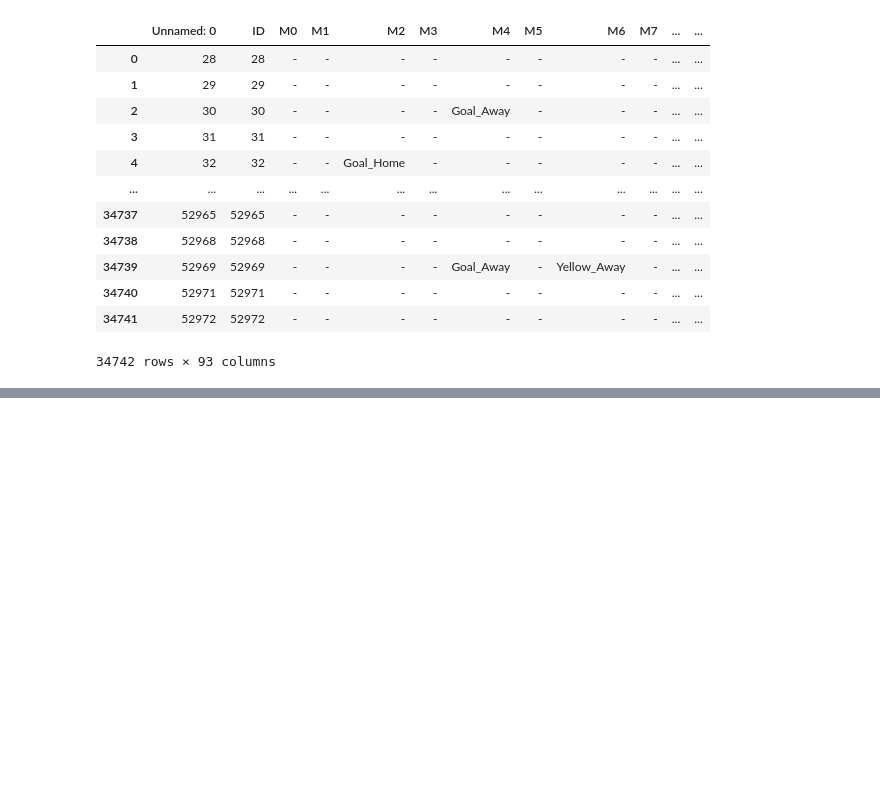
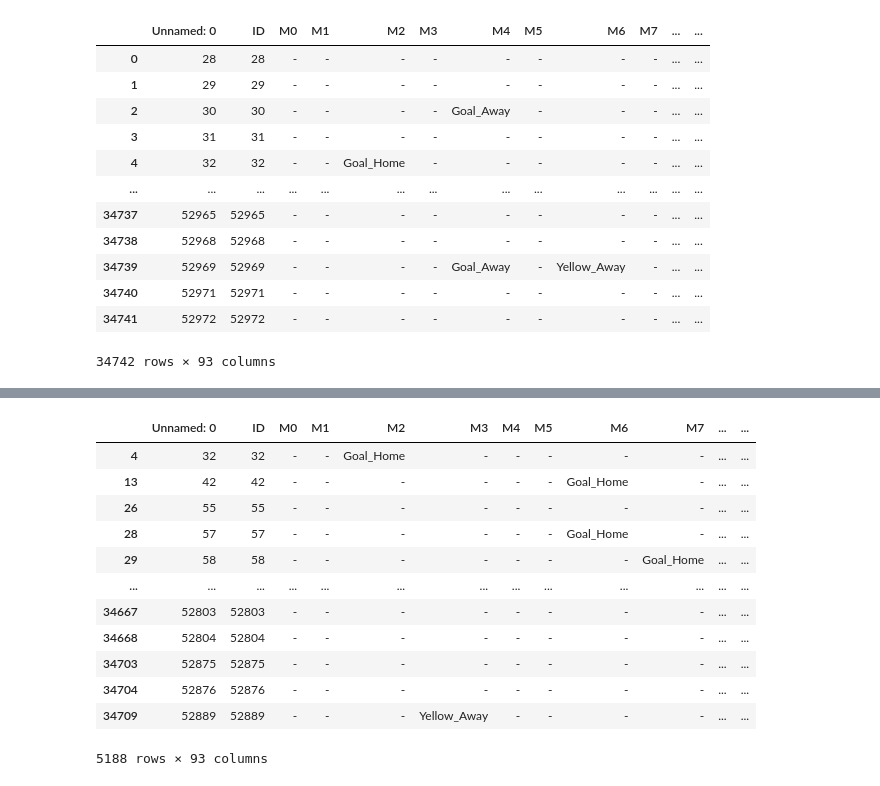
Before and after one commit to WowCodeSusah/Final_DS, a Jupyter notebook: machineLearning.ipynb, the cells around one changed output, grey strips where cells are left out. Drawn from its saved outputs; the diff is of its cells as text; code cells hidden in the pictures; blank space fills up the shorter version.

```diff
--- a/machineLearning.ipynb
+++ b/machineLearning.ipynb
@@ -60,0 +110,41 @@ minuteByMinute
+# %%
+primary_red_list = []
+for check_red in redCardData.index:
+    secondary_red_list = []
+    count = 0
+    for minute_count in redCardData.loc[check_red]:
+        minute_count_list = minute_count.split(',')
+        for individual_action in minute_count_list:
+            if individual_action == 'Red_Card_Home' or individual_action == 'Red_Card_Away':
+                secondary_red_list.append(count - 2)
+        count = count + 1
+    primary_red_list.append(secondary_red_list)
+# %%
+count_unusable = 0
+drop_unusable_data = []
+for unusable_data in primary_red_list:
+    if len(unusable_data) == 2:
+        drop_unusable_data.append(count_unusable)
+    count_unusable = count_unusable + 1
+# %%
+drop_index_list = []
+for drop_unusable_real in drop_unusable_data:
+    drop_index = int(redCardData.iloc[drop_unusable_real].name)
+    drop_index_list.append(drop_index)
+
+redCardData = redCardData.drop(drop_index_list)
+redCardData
+# %% [output]
+|  | Unnamed: 0 | ID | M0 | M1 | M2 | M3 | M4 | M5 | M6 | M7 | ... | ... |
+| 4 | 32 | 32 | - | - | Goal_Home | - | - | - | - | - | ... | ... |
+| 13 | 42 | 42 | - | - | - | - | - | - | Goal_Home | - | ... | ... |
+| 26 | 55 | 55 | - | - | - | - | - | - | - | - | ... | ... |
+| 28 | 57 | 57 | - | - | - | - | - | - | Goal_Home | - | ... | ... |
+| 29 | 58 | 58 | - | - | - | - | - | - | - | Goal_Home | ... | ... |
+| ... | ... | ... | ... | ... | ... | ... | ... | ... | ... | ... | ... | ... |
+| 34667 | 52803 | 52803 | - | - | - | - | - | - | - | - | ... | ... |
+| 34668 | 52804 | 52804 | - | - | - | - | - | - | - | - | ... | ... |
+| 34703 | 52875 | 52875 | - | - | - | - | - | - | - | - | ... | ... |
+| 34704 | 52876 | 52876 | - | - | - | - | - | - | - | - | ... | ... |
+| 34709 | 52889 | 52889 | - | - | - | Yellow_Away | - | - | - | - | ... | ... |
+5188 rows × 93 columns
```
Also changed, not shown: parts of 10 cells of this notebook, 3 other files.
